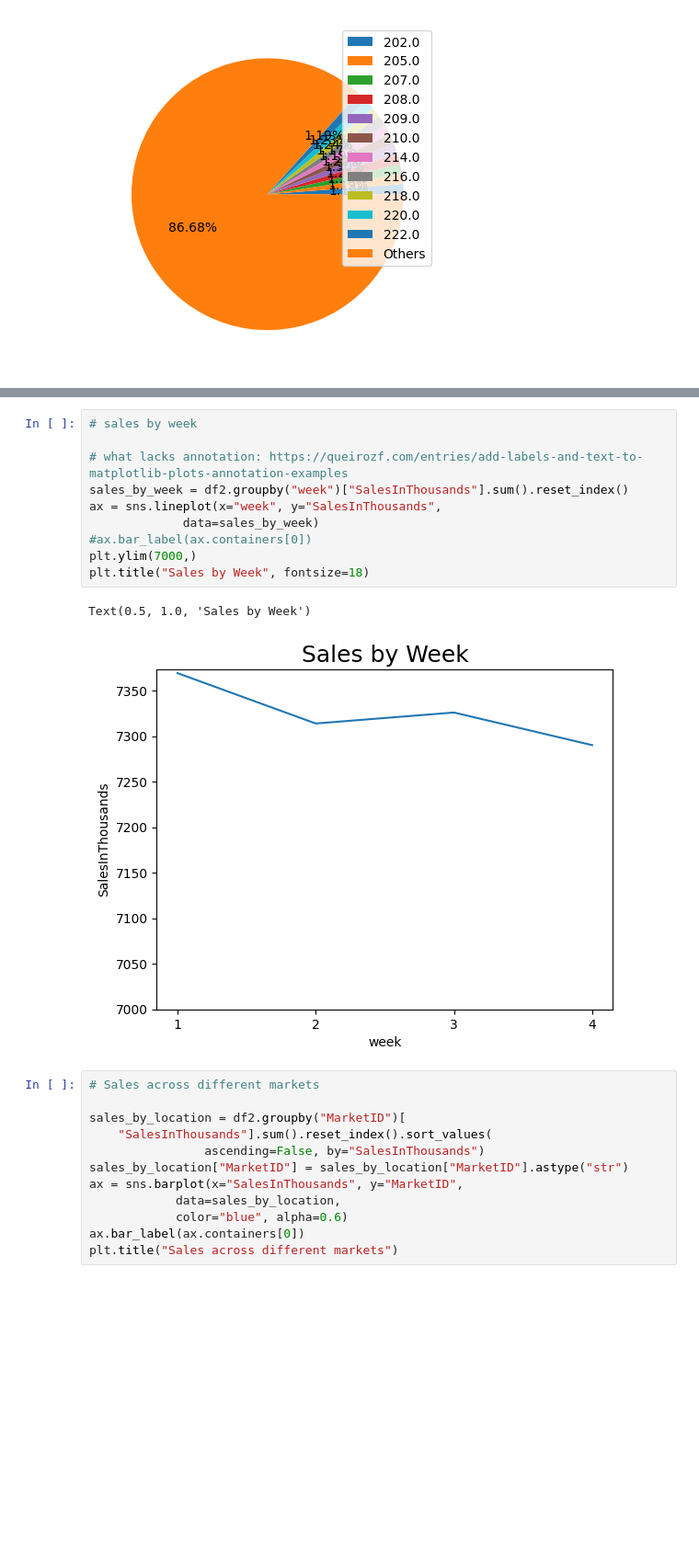
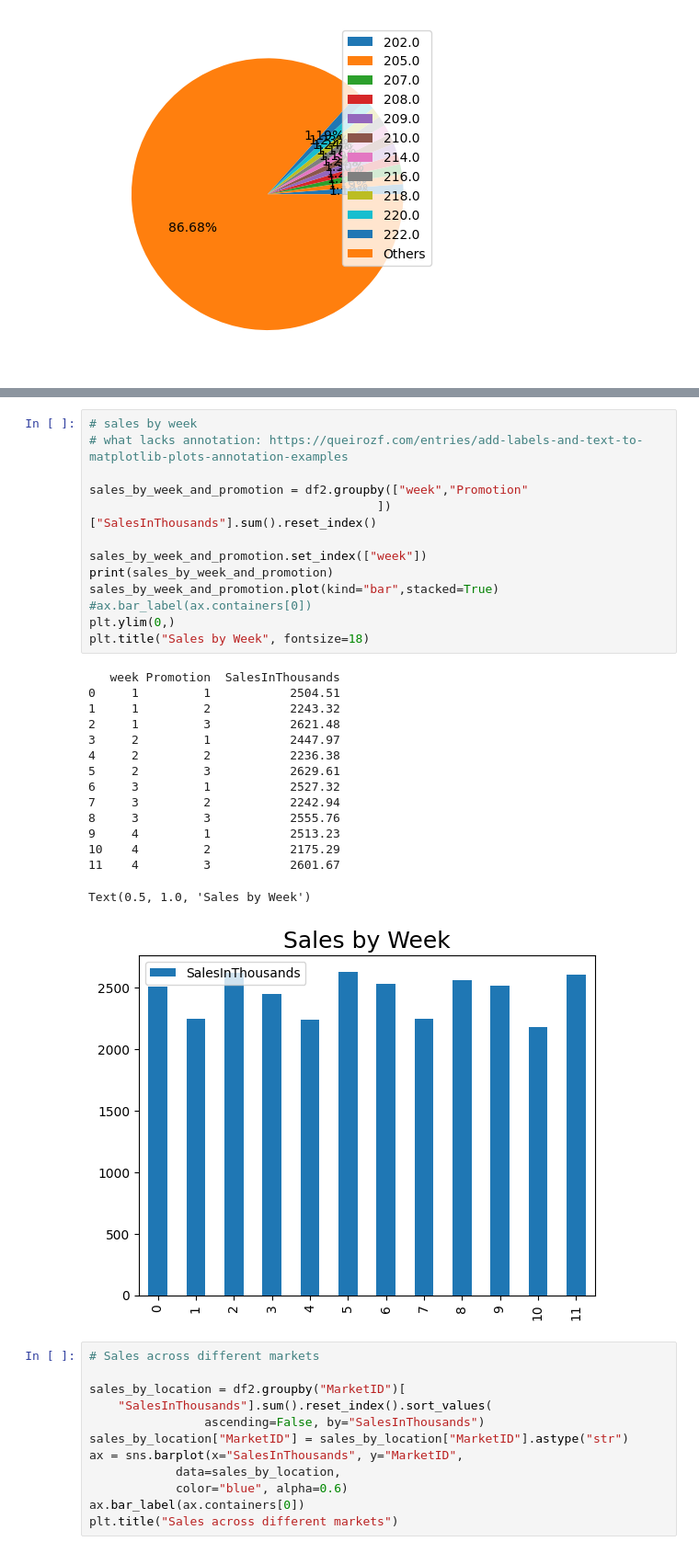
Before and after one commit to tan-yong-sheng/business_analytics, a Jupyter notebook: iv Data Analysis (Insight Generation)/Final Project/Assignment 5/EDA_Final_Project.ipynb, the cells around one changed output, grey strips where cells are left out. Shown at 92% size. Cells and saved outputs as stored; diff of their text form; blank space fills up the shorter version.

```diff
--- a/iv Data Analysis (Insight Generation)/Final Project/Assignment 5/EDA_Final_Project.ipynb
+++ b/iv Data Analysis (Insight Generation)/Final Project/Assignment 5/EDA_Final_Project.ipynb
@@ -312,16 +419,32 @@ plt.legend(sales_by_location["LocationID"].astype(str), loc="upper right")
 # %%
 # sales by week
+# what lacks annotation: https://queirozf.com/entries/add-labels-and-text-to-matplotlib-plots-annotation-examples
 
-# what lacks annotation: https://queirozf.com/entries/add-labels-and-text-to-matplotlib-plots-annotation-examples
-sales_by_week = df2.groupby("week")["SalesInThousands"].sum().reset_index()
-ax = sns.lineplot(x="week", y="SalesInThousands",
-             data=sales_by_week)
+sales_by_week_and_promotion = df2.groupby(["week","Promotion"
+                                        ])["SalesInThousands"].sum().reset_index()
+
+sales_by_week_and_promotion.set_index(["week"])
+print(sales_by_week_and_promotion)
+sales_by_week_and_promotion.plot(kind="bar",stacked=True)
 #ax.bar_label(ax.containers[0])
-plt.ylim(7000,)
+plt.ylim(0,)
 plt.title("Sales by Week", fontsize=18)
 # %% [output]
-Text(0.5, 1.0, 'Sales by Week')
+   week Promotion  SalesInThousands
+0     1         1           2504.51
+1     1         2           2243.32
+2     1         3           2621.48
+3     2         1           2447.97
+4     2         2           2236.38
+5     2         3           2629.61
+6     3         1           2527.32
+7     3         2           2242.94
+8     3         3           2555.76
+9     4         1           2513.23
+10    4         2           2175.29
+11    4         3           2601.67
+Text(0.5, 1.0, 'Sales by Week')
-[figure, old version]
+[figure, new version]
 # %%
 # Sales across different markets
 
```
Also changed, not shown: parts of 24 cells of this notebook, 5 other files.
